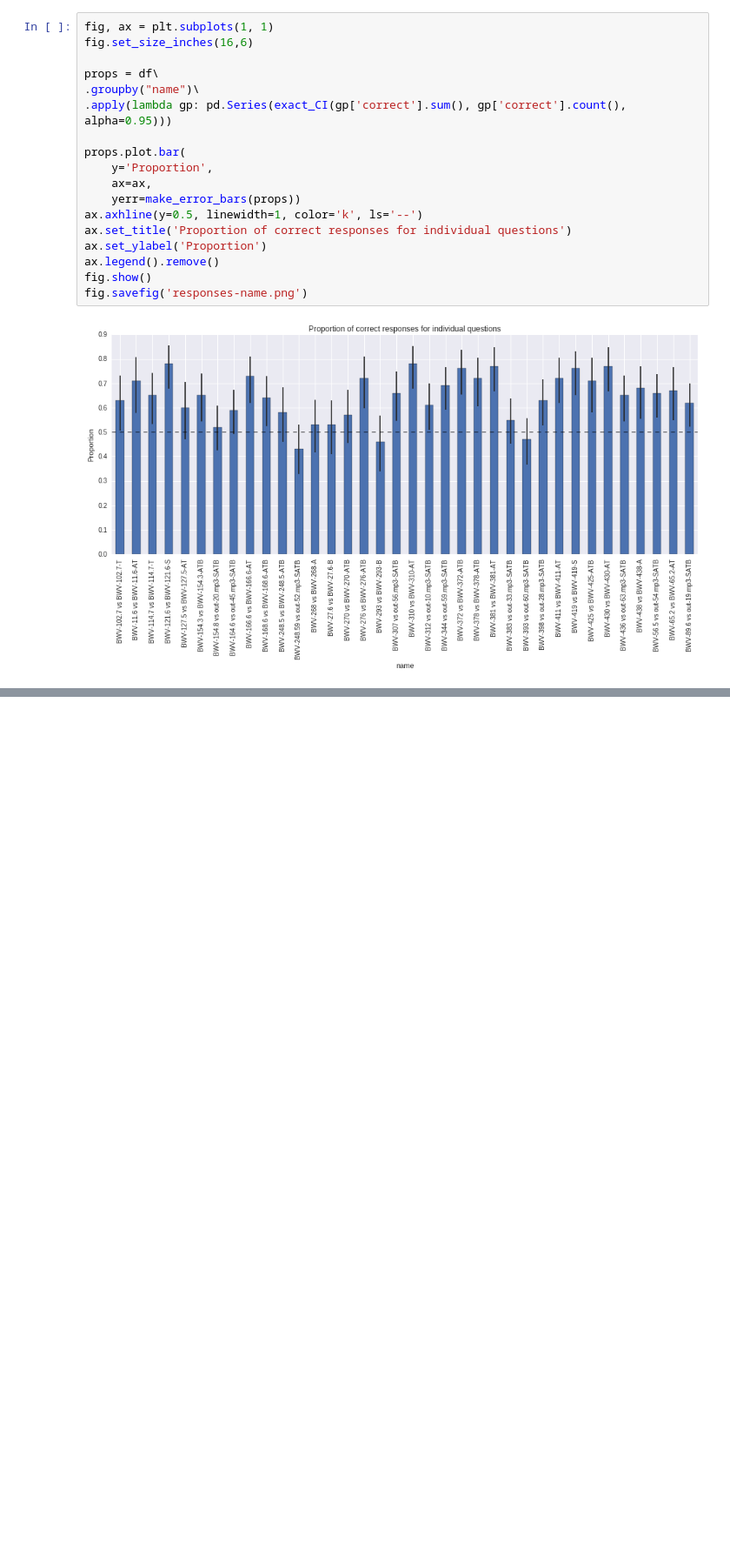
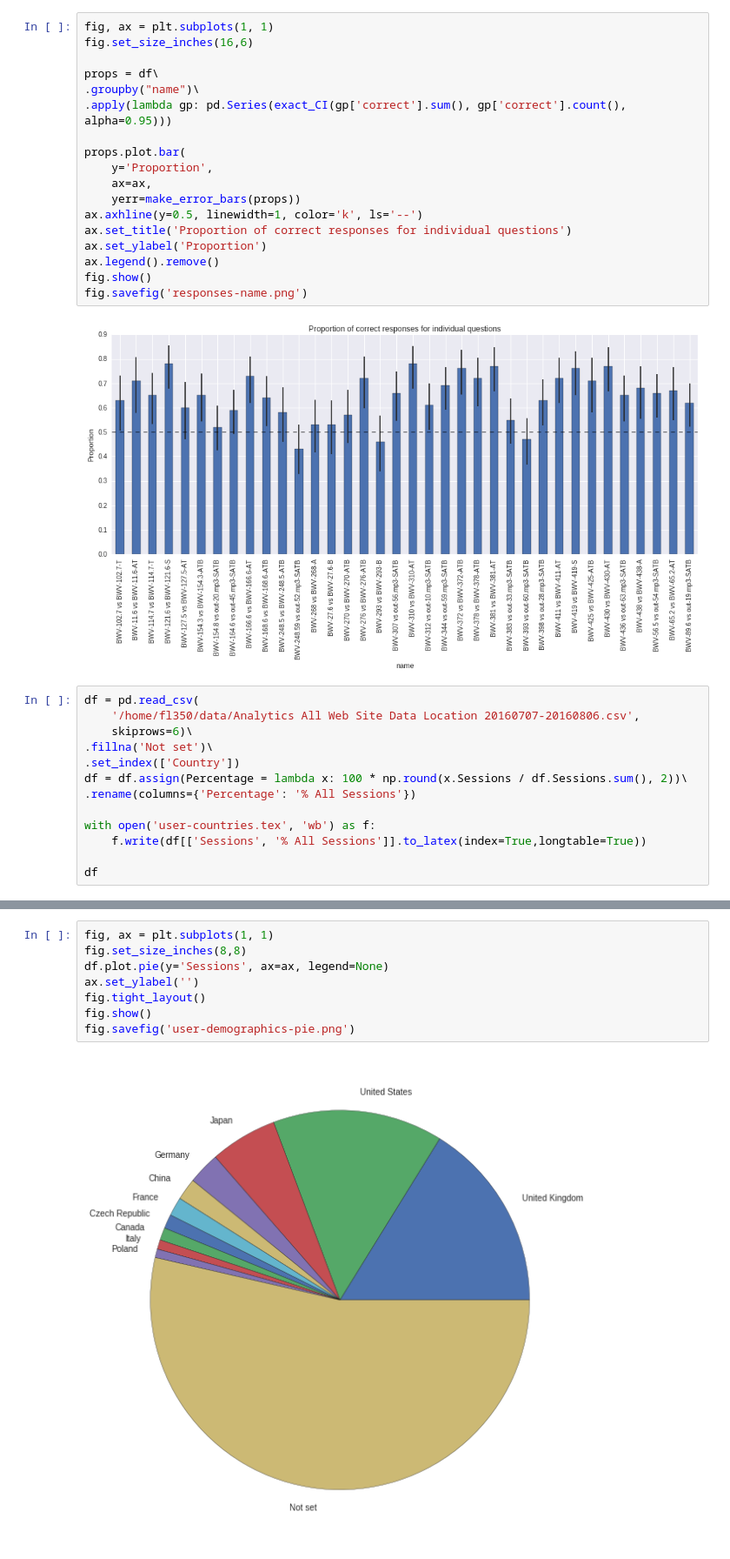
Before and after one commit to feynmanliang/mlsalt-thesis, a Jupyter notebook: notebooks/BachBot Responses.ipynb, the cells around one changed output, grey strips where cells are left out. Shown: that part at 87% size. Drawn from its saved outputs; the diff is of its cells as text; blank space fills up the shorter version.

Commit message:
Updates large-scale eval figures

```diff
--- a/notebooks/BachBot Responses.ipynb
+++ b/notebooks/BachBot Responses.ipynb
@@ -233,3 +233,16 @@ fig.show()
 fig.savefig('responses-name.png')
 # %% [output]
 [figure]
+# %%
+df = pd.read_csv(
+    '/home/fl350/data/Analytics All Web Site Data Location 20160707-20160806.csv',
+    skiprows=6)\
+.fillna('Not set')\
+.set_index(['Country'])
+df = df.assign(Percentage = lambda x: 100 * np.round(x.Sessions / df.Sessions.sum(), 2))\
+.rename(columns={'Percentage': '% All Sessions'})
+
+with open('user-countries.tex', 'wb') as f:
+    f.write(df[['Sessions', '% All Sessions']].to_latex(index=True,longtable=True))
+
+df
@@ -235,0 +263,10 @@ fig.savefig('responses-name.png')
+# %%
+fig, ax = plt.subplots(1, 1)
+fig.set_size_inches(8,8)
+df.plot.pie(y='Sessions', ax=ax, legend=None)
+ax.set_ylabel('')
+fig.tight_layout()
+fig.show()
+fig.savefig('user-demographics-pie.png')
+# %% [output]
+[figure, added]
```
Also changed, not shown: parts of 1 cell of this notebook, 6 other files.
